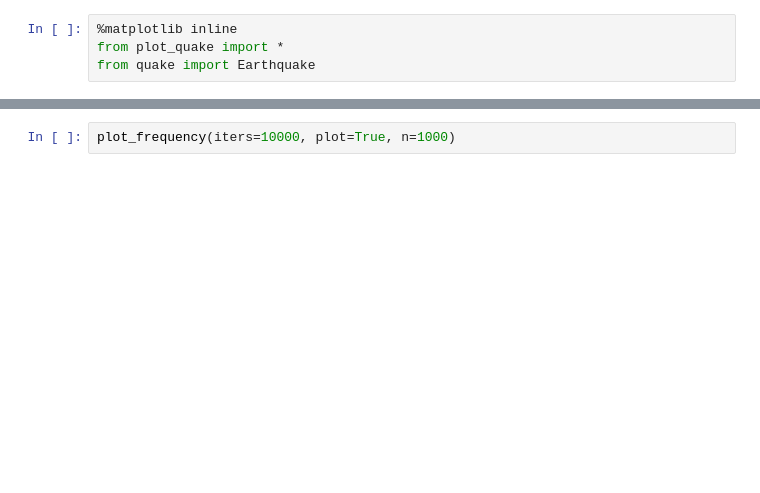
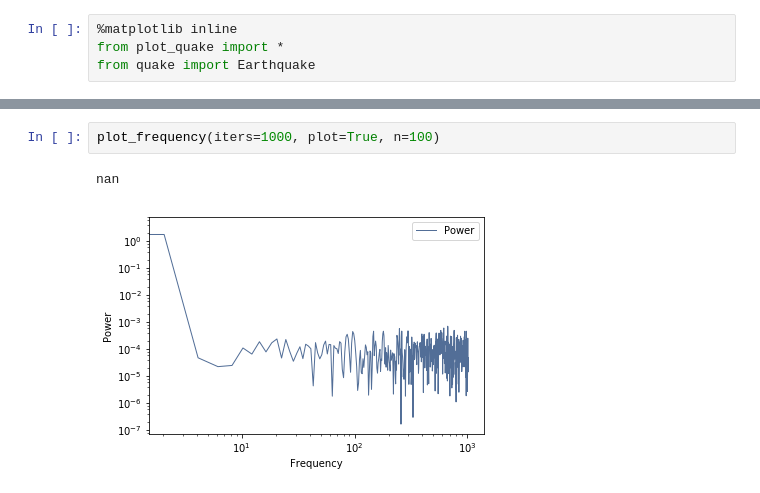
Before and after one commit to mpbrucker/ComplexityProject2, a Jupyter notebook: code/visualize_quake.ipynb, the cells around one changed output, grey strips where cells are left out. Drawn from its saved outputs; the diff is of its cells as text; blank space fills up the shorter version.

```diff
--- a/code/visualize_quake.ipynb
+++ b/code/visualize_quake.ipynb
@@ -31,2 +29,5 @@ plot_power_law(n=100, iters=10)
 # %%
-plot_frequency(iters=10000, plot=True, n=1000)
+plot_frequency(iters=1000, plot=True, n=100)
+# %% [output]
+nan
+[figure, added]
```
Also changed, not shown: parts of 5 cells of this notebook, 1 other file.
